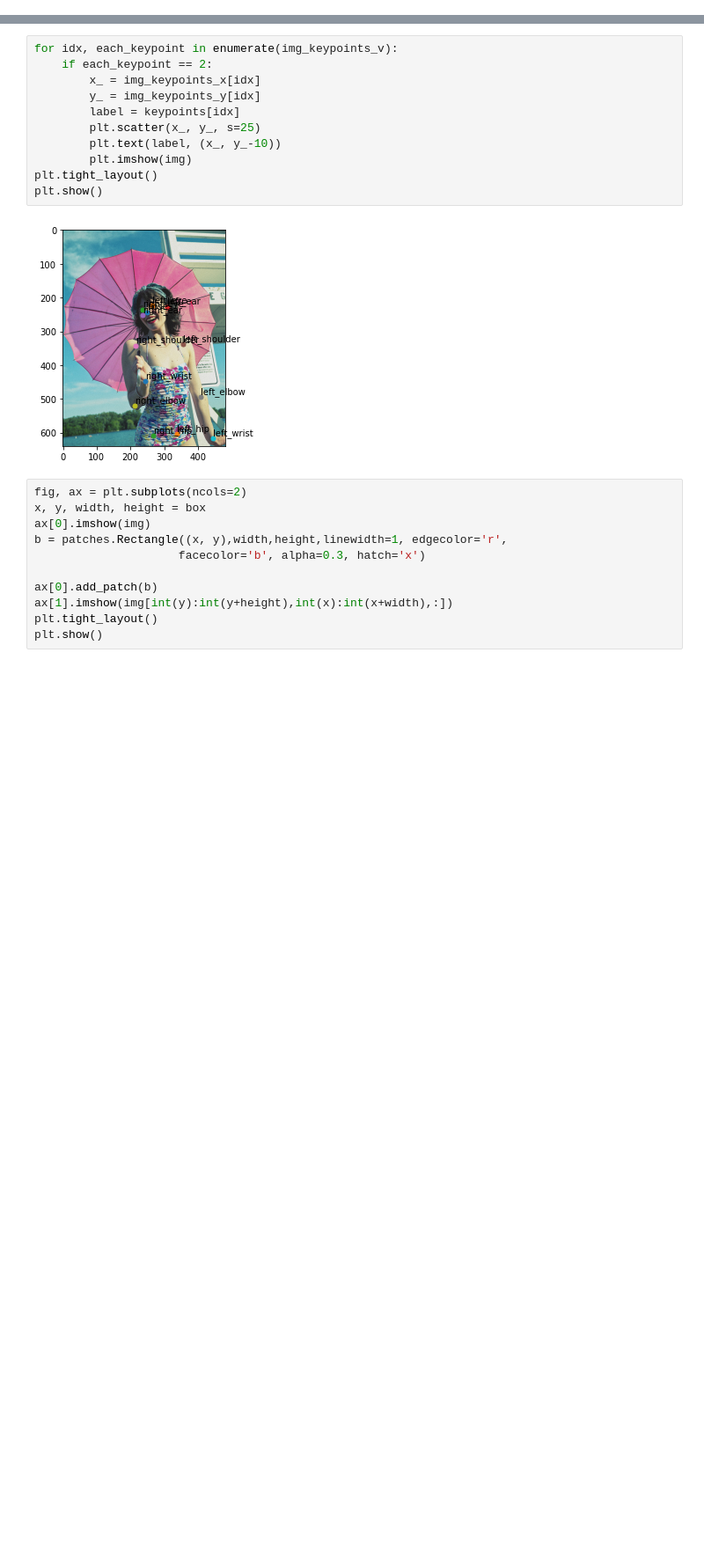
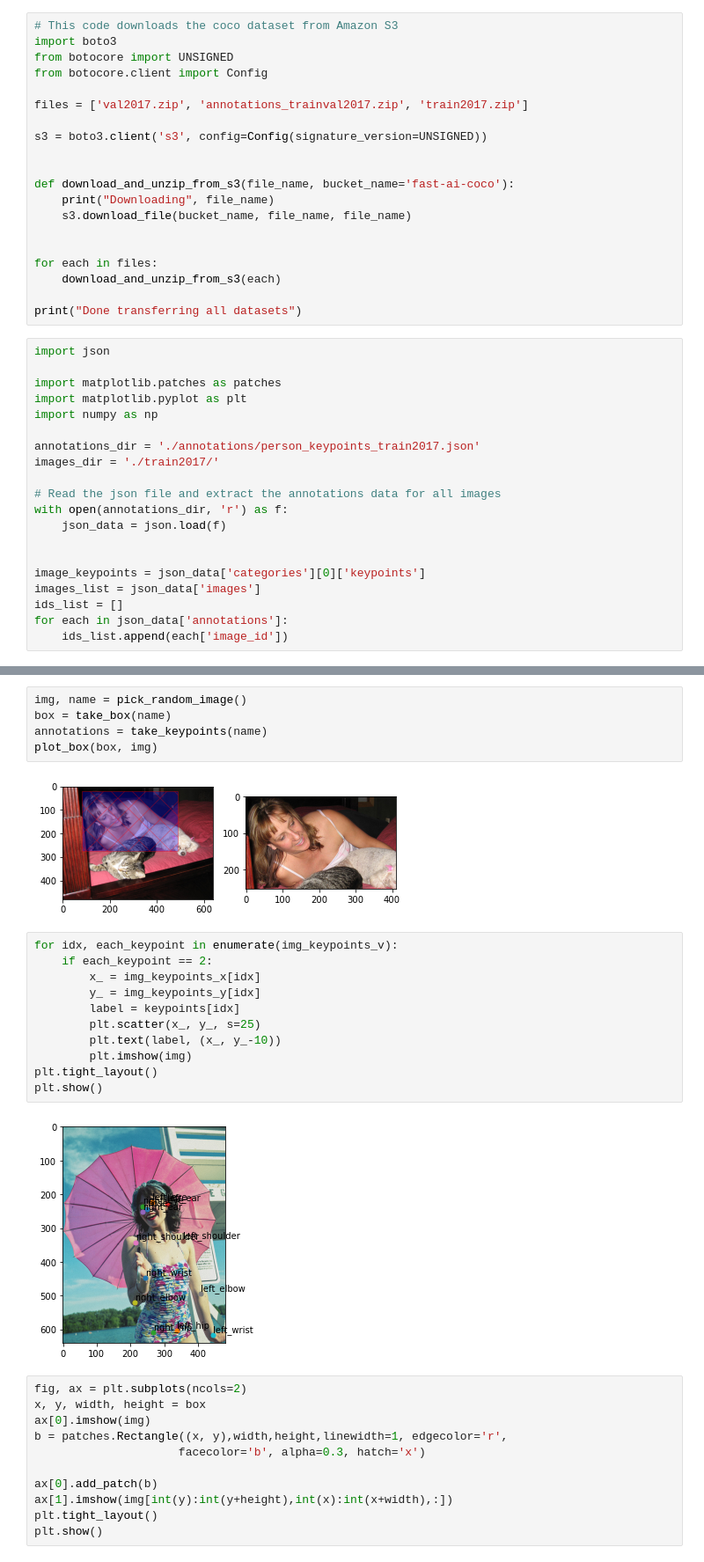
Before and after one commit to plagiagia/HumanPoseEstimator, a Jupyter notebook: 01.HumanPoseEstimator.ipynb, the cells around one changed output, grey strips where cells are left out. Shown at 88% size. Saved outputs shown, nothing was run; the diff lists cells and outputs as text; blank space fills up the shorter version.

```diff
--- a/HumanPoseEstimator.ipynb
+++ b/01.HumanPoseEstimator.ipynb
@@ -117,0 +35,40 @@ for i in range(3,54,3):
+# %%
+# This code downloads the coco dataset from Amazon S3
+import boto3
+from botocore import UNSIGNED
+from botocore.client import Config
+
+files = ['val2017.zip', 'annotations_trainval2017.zip', 'train2017.zip']
+
+s3 = boto3.client('s3', config=Config(signature_version=UNSIGNED))
+
+
+def download_and_unzip_from_s3(file_name, bucket_name='fast-ai-coco'):
+    print("Downloading", file_name)
+    s3.download_file(bucket_name, file_name, file_name)
+
+
+for each in files:
+    download_and_unzip_from_s3(each)
+
+print("Done transferring all datasets")
+# %%
+import json
+
+import matplotlib.patches as patches
+import matplotlib.pyplot as plt
+import numpy as np
+
+annotations_dir = './annotations/person_keypoints_train2017.json'
+images_dir = './train2017/'
+
+# Read the json file and extract the annotations data for all images
+with open(annotations_dir, 'r') as f:
+    json_data = json.load(f)
+
+
+image_keypoints = json_data['categories'][0]['keypoints']
+images_list = json_data['images']
+ids_list = []
+for each in json_data['annotations']:
+    ids_list.append(each['image_id'])
@@ -118,3 +144,10 @@ for i in range(3,54,3):
+# %%
+img, name = pick_random_image()
+box = take_box(name)
+annotations = take_keypoints(name)
+plot_box(box, img)
+# %% [output]
+[figure, added]
 # %%
 for idx, each_keypoint in enumerate(img_keypoints_v):
     if each_keypoint == 2:
```
Also changed, not shown: parts of 27 cells of this notebook.
